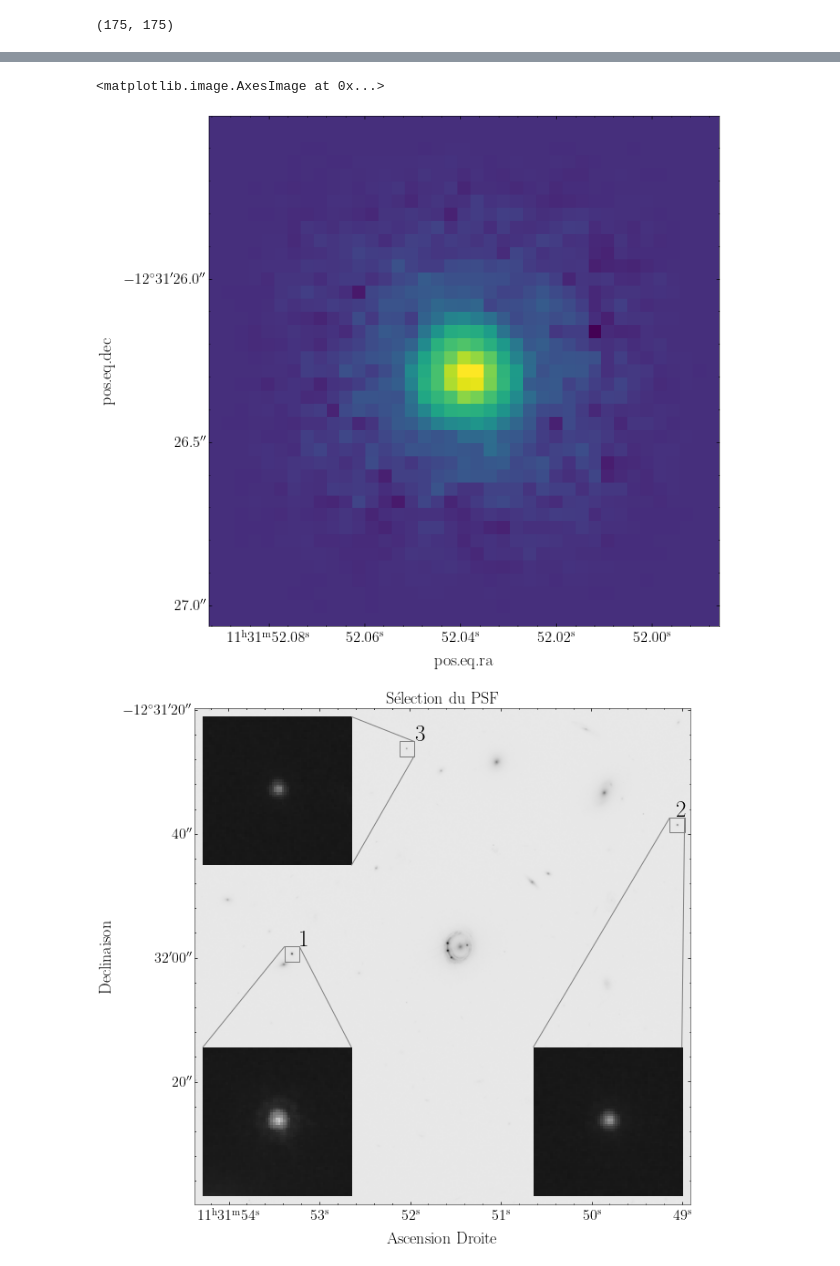
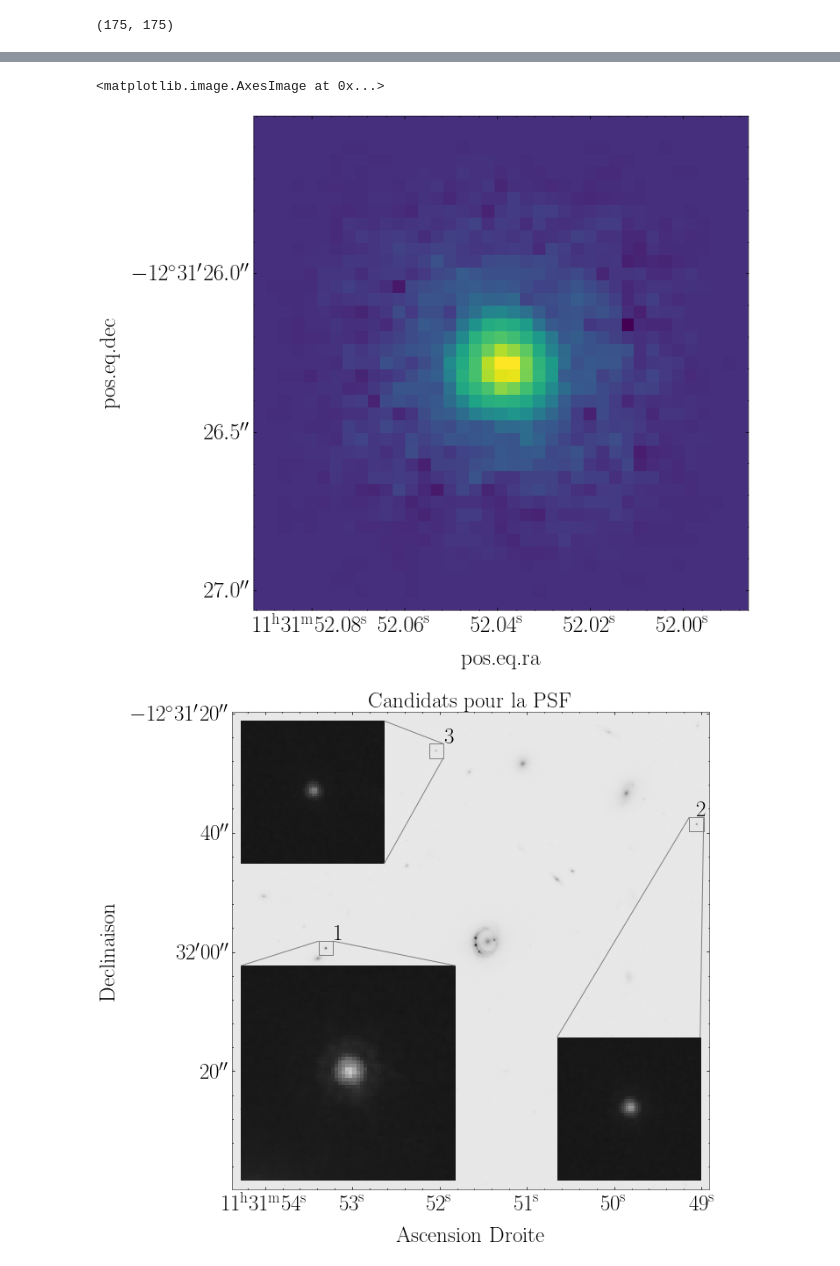
Before and after one commit to AlexandreAdam/rxj1131, a Jupyter notebook: notebooks/image_playground.ipynb, the cells around one changed output, grey strips where cells are left out. Saved outputs shown, nothing was run; the diff lists cells and outputs as text; code cells hidden in the pictures.

```diff
--- a/notebooks/image_playground.ipynb
+++ b/notebooks/image_playground.ipynb
@@ -22,12 +22,12 @@ import astropy.units as u
 
 plt.style.use("science")
 
-params = {'legend.fontsize': 18,
+params = {'legend.fontsize': '20',
           'figure.figsize': (10, 10),
-         'axes.labelsize': 18,
-         'axes.titlesize': 18,
-         'xtick.labelsize': 16,
-         'ytick.labelsize':16}
+         'axes.labelsize': 25,
+         'axes.titlesize':25,
+         'xtick.labelsize':25,
+         'ytick.labelsize':25}
 pylab.rcParams.update(params)
 
 # from reproject import reproject_interp
@@ -536,7 +537,7 @@ plt.subplot(projection=psf3_cutout.wcs)
 plt.imshow(psf3, norm=ImageNormalize(stretch=LogStretch()))
 # %% [output]
 <matplotlib.image.AxesImage at 0x...>
-[figure, old version]
+[figure, new version]
 # %%
 fig = plt.figure(figsize=(10, 10))
 plt.subplot(projection=psf_cutout.wcs)
@@ -550,7 +551,7 @@ ax = plt.gca()
 ax.set_xlabel('Ascension Droite')
 ax.set_ylabel('Declinaison')
 extent=[0, psf_cutout.data.shape[1], 0, psf_cutout.data.shape[0]]
-axins = zoomed_inset_axes(ax, 10, loc=3) # zoom = 6
+axins = zoomed_inset_axes(ax, 15, loc=3) # zoom = 6
 axins.imshow(psf_cutout.data, interpolation="nearest", extent=extent,
              origin="lower", cmap="gray", norm=ImageNormalize(stretch=LogStretch()))
 axins.axis("off")
@@ -563,33 +564,33 @@ axins.set_ylim(y1, y2)
 mark_inset(ax, axins, loc1=1, loc2=2, fc="none", ec="0.5");
 
 axins2 = zoomed_inset_axes(ax, 10, loc=4) # zoom = 6
 axins2.imshow(psf_cutout.data, interpolation="nearest", extent=extent,
              origin="lower", cmap="gray", norm=ImageNormalize(stretch=LogStretch()))
 axins2.axis("off")
 x1 = positions[candidate2][0] - 30
 x2 = positions[candidate2][0] + 30
 y1 = positions[candidate2][1] - 30
 y2 = positions[candidate2][1] + 30
 axins2.set_xlim(x1, x2)
 axins2.set_ylim(y1, y2)
 mark_inset(ax, axins2, loc1=1, loc2=2, fc="none", ec="0.5");
 
 axins3 = zoomed_inset_axes(ax, 10, loc=2) # zoom = 6
 axins3.imshow(psf_cutout.data, interpolation="nearest", extent=extent,
              origin="lower", cmap="gray", norm=ImageNormalize(stretch=LogStretch()))
 axins3.axis("off")
 x1 = positions[candidate3][0] - 30
 x2 = positions[candidate3][0] + 30
 y1 = positions[candidate3][1] - 30
 y2 = positions[candidate3][1] + 30
 axins3.set_xlim(x1, x2)
 axins3.set_ylim(y1, y2)
 mark_inset(ax, axins3, loc1=1, loc2=4, fc="none", ec="0.5");
 
 ax.set_xlabel('Ascension Droite')
 ax.set_ylabel('Declinaison')
-ax.set_title("Sélection du PSF")
+ax.set_title("Candidats pour la  PSF")
 # fig.suptitle("Sélection du PSF")
-plt.savefig("../figures/psf_cutout.png")
+plt.savefig("../latex/final_report/figures/psf_cutout.png")
 # %% [output]
-[figure, old version]
+[figure, new version]
```
Also changed, not shown: parts of 11 cells of this notebook, 23 other files.
